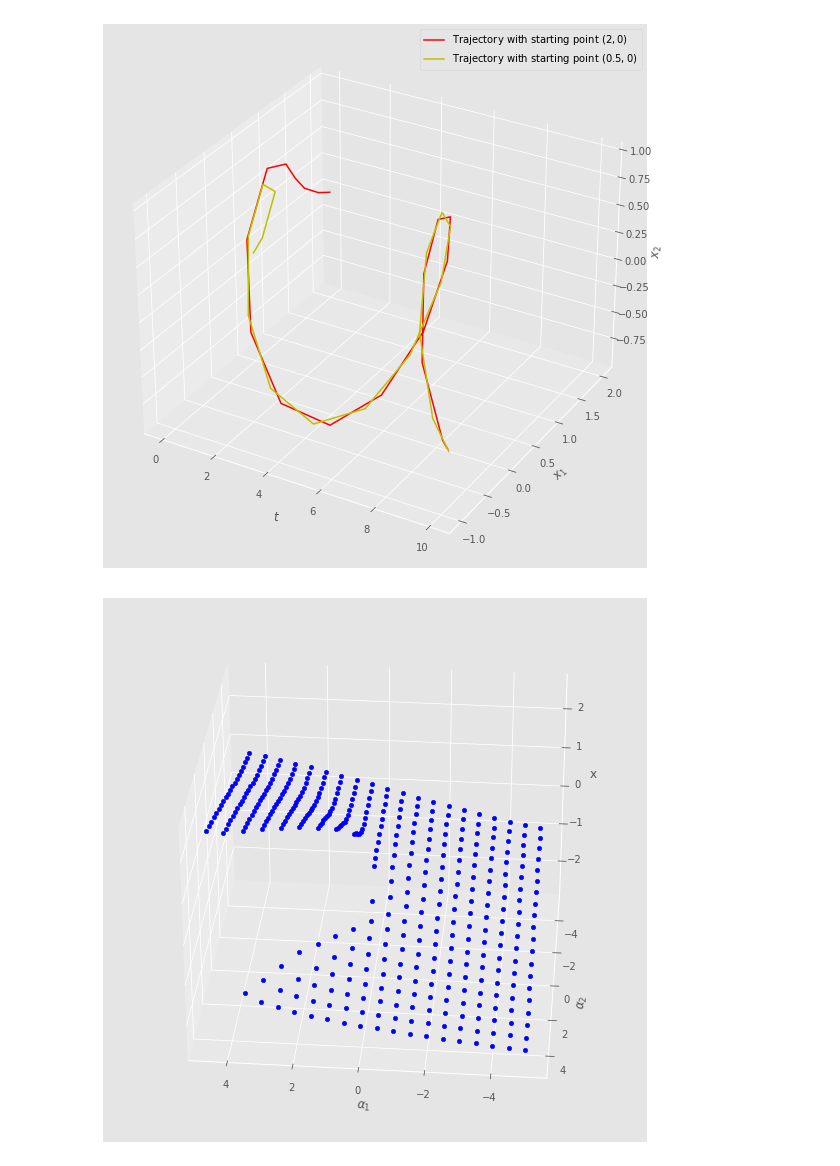
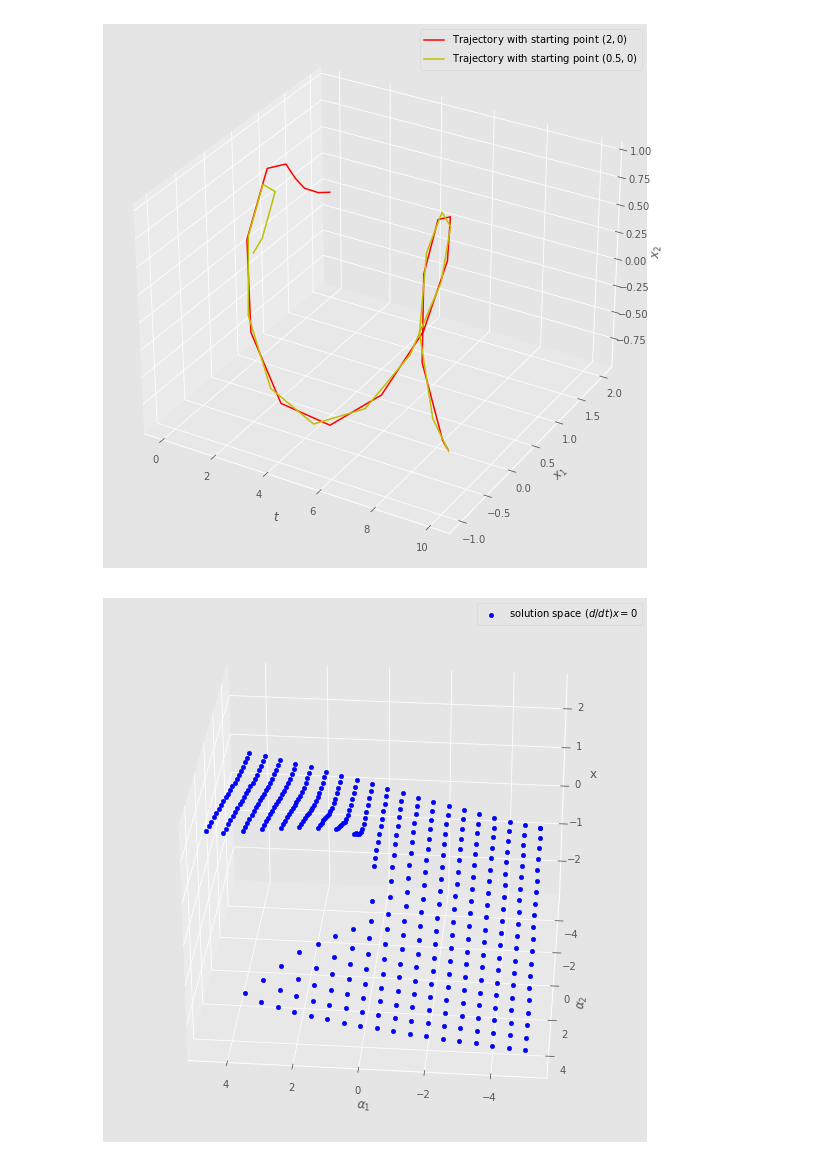
Before and after one commit to mlcms-SS22-Group-A/mlcms-SS22-Group-A, a Jupyter notebook: task-3.ipynb, the cells around one changed output. Saved outputs shown, nothing was run; the diff lists cells and outputs as text; code cells hidden in the pictures.

Commit message:
task 3 plot label and save fig option added

```diff
--- a/task-3.ipynb
+++ b/task-3.ipynb
@@ -23,6 +23,6 @@ _ = plot_andronov_hopf_orbits((2, 0), (0.5, 0))
 [figure]
 # %%
 # plot cusp bifurcation surface
-_ = plot_cusp_bifurcation()
+_ = plot_cusp_bifurcation(False) # set False to True if you want to save the figure
 # %% [output]
-[figure, old version]
+[figure, new version]
```
Also changed, not shown: parts of 1 cell of this notebook, 1 other file.
